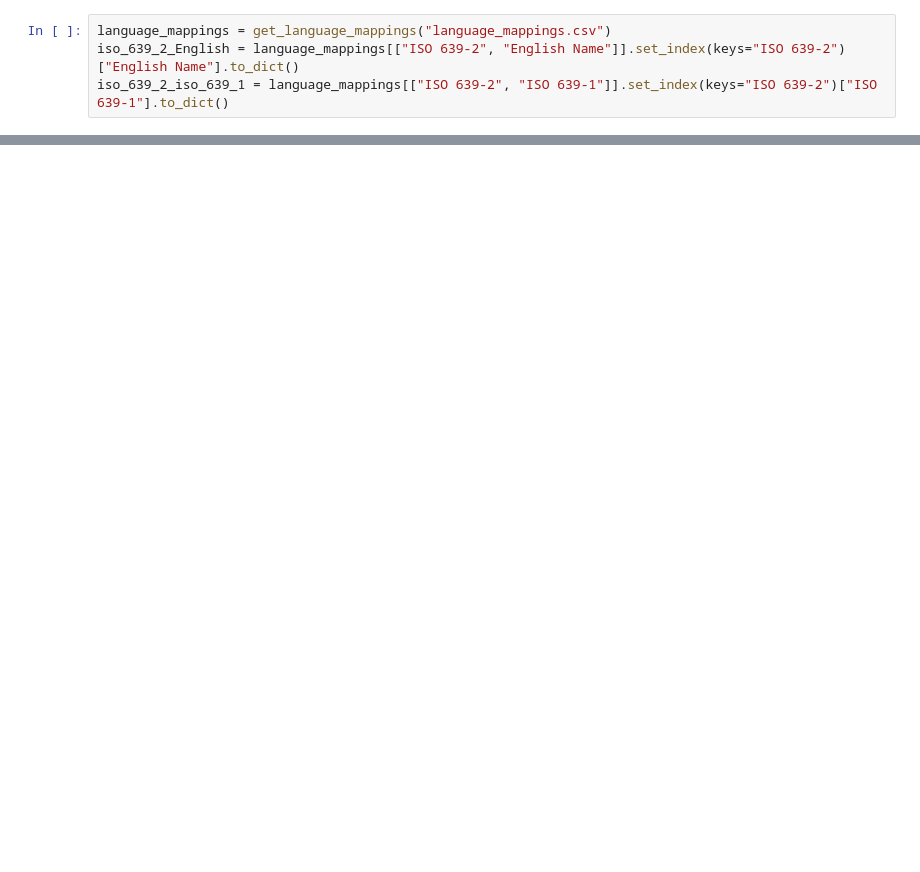
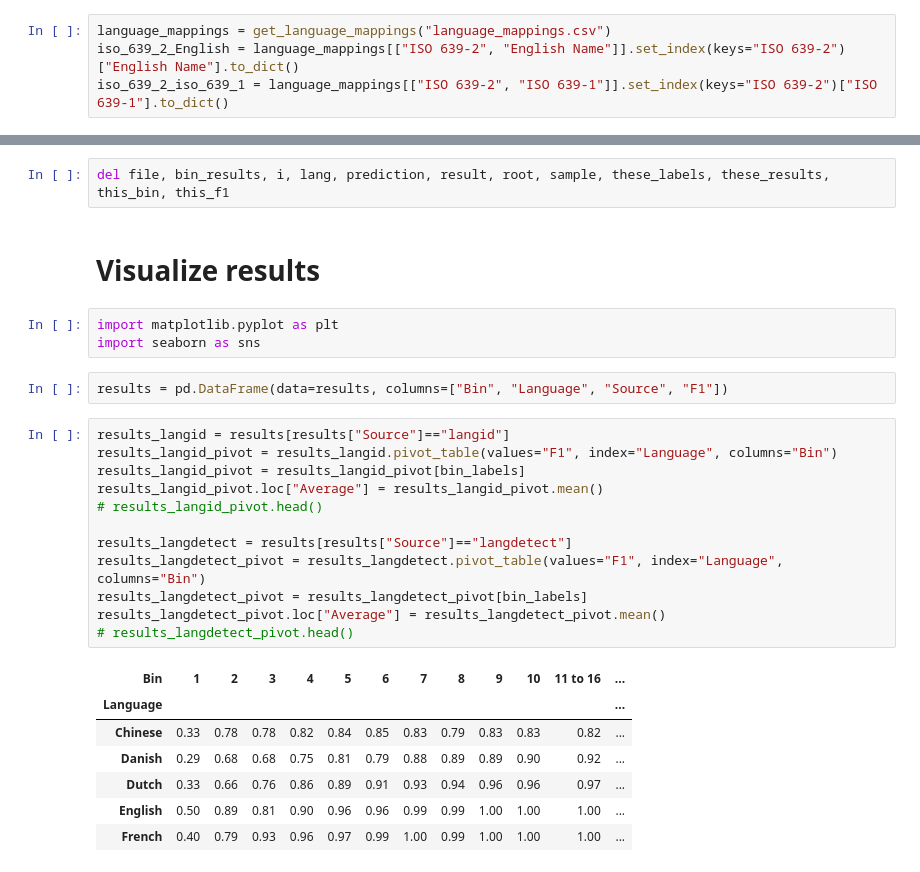
Before and after one commit to br-pki/detectLanguage, a Jupyter notebook: evaluate2.ipynb, the cells around one changed output, grey strips where cells are left out. Cells and saved outputs as stored; diff of their text form; blank space fills up the shorter version.

```diff
--- a/evaluate2.ipynb
+++ b/evaluate2.ipynb
@@ -62,0 +161,29 @@ Wall time: 4min 17s
+# %%
+del file, bin_results, i, lang, prediction, result, root, sample, these_labels, these_results, this_bin, this_f1
+# %% [markdown]
+# Visualize results
+# %%
+import matplotlib.pyplot as plt
+import seaborn as sns
+# %%
+results = pd.DataFrame(data=results, columns=["Bin", "Language", "Source", "F1"])
+# %%
+results_langid = results[results["Source"]=="langid"]
+results_langid_pivot = results_langid.pivot_table(values="F1", index="Language", columns="Bin")
+results_langid_pivot = results_langid_pivot[bin_labels]
+results_langid_pivot.loc["Average"] = results_langid_pivot.mean()
+# results_langid_pivot.head()
+
+results_langdetect = results[results["Source"]=="langdetect"]
+results_langdetect_pivot = results_langdetect.pivot_table(values="F1", index="Language", columns="Bin")
+results_langdetect_pivot = results_langdetect_pivot[bin_labels]
+results_langdetect_pivot.loc["Average"] = results_langdetect_pivot.mean()
+# results_langdetect_pivot.head()
+# %% [output]
+| Bin | 1 | 2 | 3 | 4 | 5 | 6 | 7 | 8 | 9 | 10 | 11 to 16 | ... |
+| Language |  |  |  |  |  |  |  |  |  |  |  | ... |
+| Chinese | 0.33 | 0.78 | 0.78 | 0.82 | 0.84 | 0.85 | 0.83 | 0.79 | 0.83 | 0.83 | 0.82 | ... |
+| Danish | 0.29 | 0.68 | 0.68 | 0.75 | 0.81 | 0.79 | 0.88 | 0.89 | 0.89 | 0.90 | 0.92 | ... |
+| Dutch | 0.33 | 0.66 | 0.76 | 0.86 | 0.89 | 0.91 | 0.93 | 0.94 | 0.96 | 0.96 | 0.97 | ... |
+| English | 0.50 | 0.89 | 0.81 | 0.90 | 0.96 | 0.96 | 0.99 | 0.99 | 1.00 | 1.00 | 1.00 | ... |
+| French | 0.40 | 0.79 | 0.93 | 0.96 | 0.97 | 0.99 | 1.00 | 0.99 | 1.00 | 1.00 | 1.00 | ... |
```
Also changed, not shown: parts of 15 cells of this notebook.
